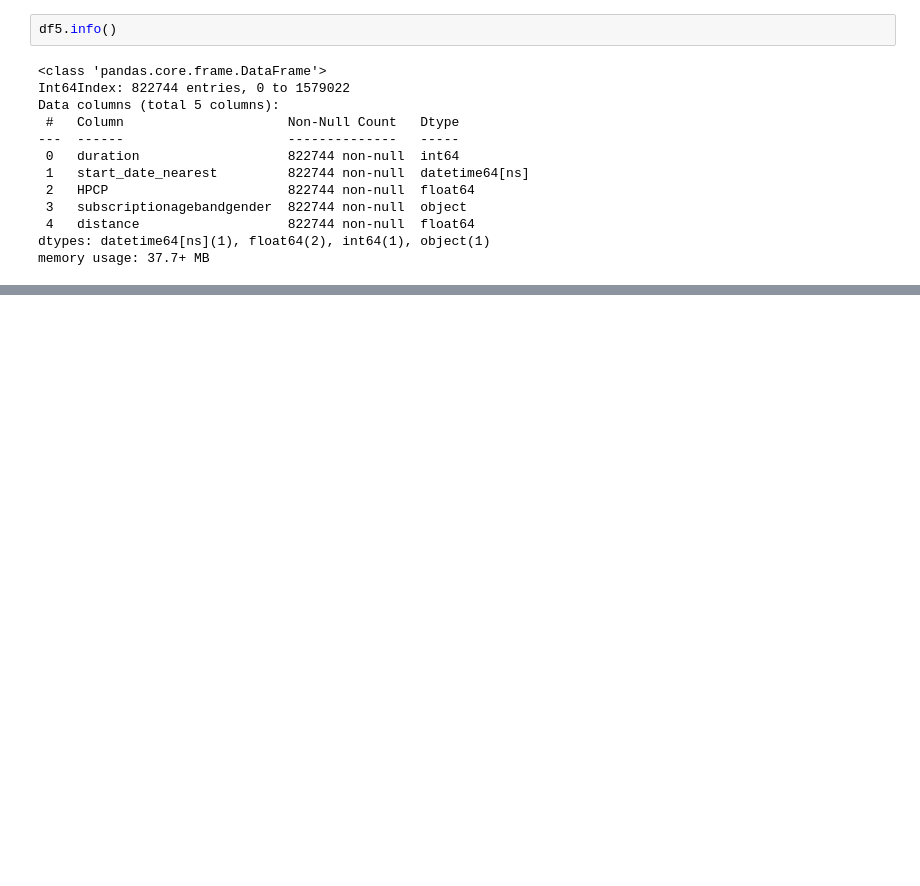
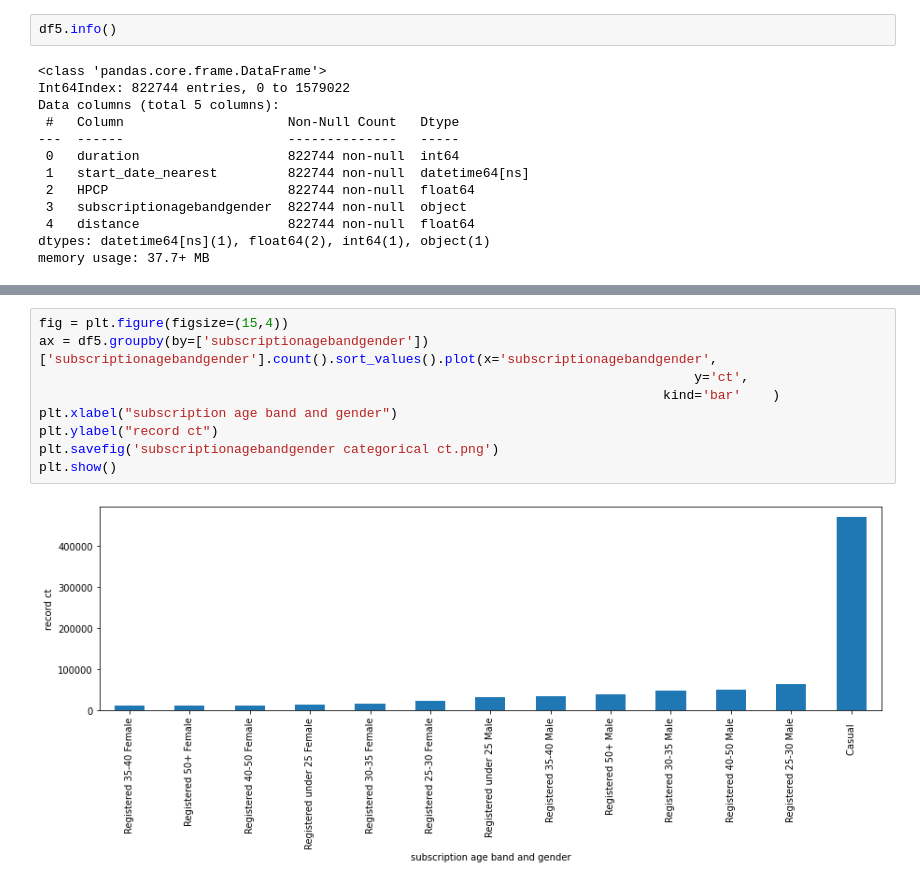
Before and after one commit to bobbyxwu/testrepo1, a Jupyter notebook: main.ipynb, the cells around one changed output, grey strips where cells are left out. Drawn from its saved outputs; the diff is of its cells as text; blank space fills up the shorter version.

Commit message:
started on visualization

```diff
--- a/main.ipynb
+++ b/main.ipynb
@@ -275,0 +288,11 @@ memory usage: 37.7+ MB
+# %%
+fig = plt.figure(figsize=(15,4))
+ax = df5.groupby(by=['subscriptionagebandgender'])['subscriptionagebandgender'].count().sort_values().plot(x='subscriptionagebandgender',
+                                                                                    y='ct',
+                                                                                kind='bar'    )
+plt.xlabel("subscription age band and gender")
+plt.ylabel("record ct")
+plt.savefig('subscriptionagebandgender categorical ct.png')
+plt.show()
+# %% [output]
+[figure, added]
```
Also changed, not shown: parts of 3 cells of this notebook, 1 other file.
